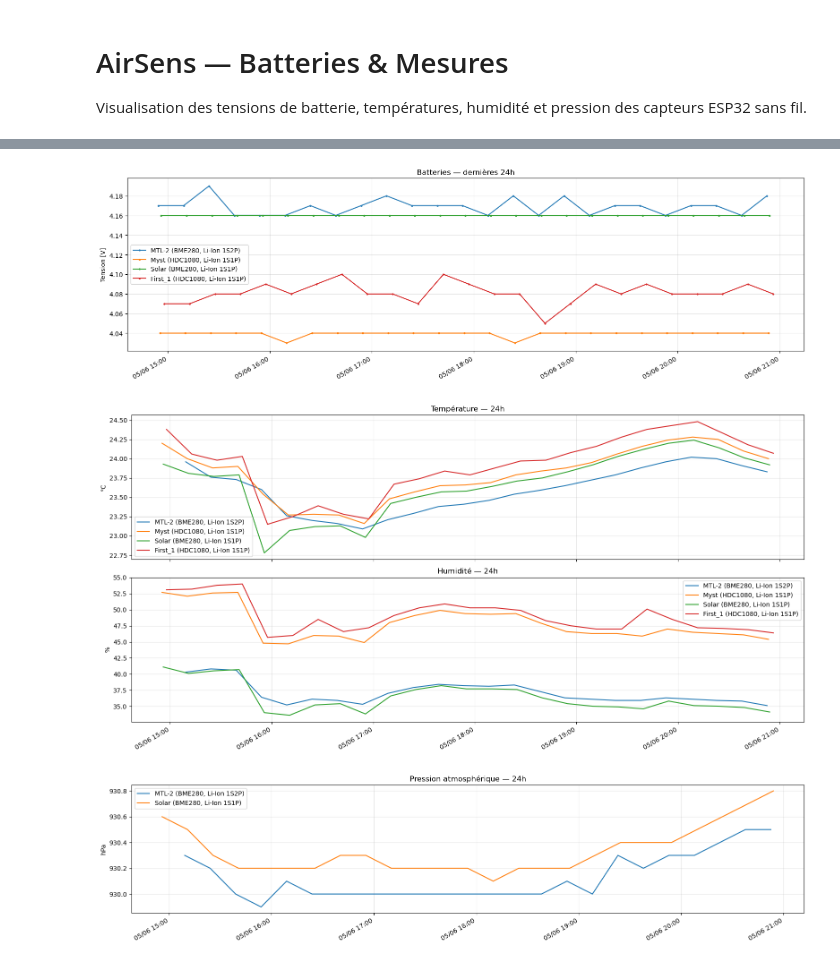
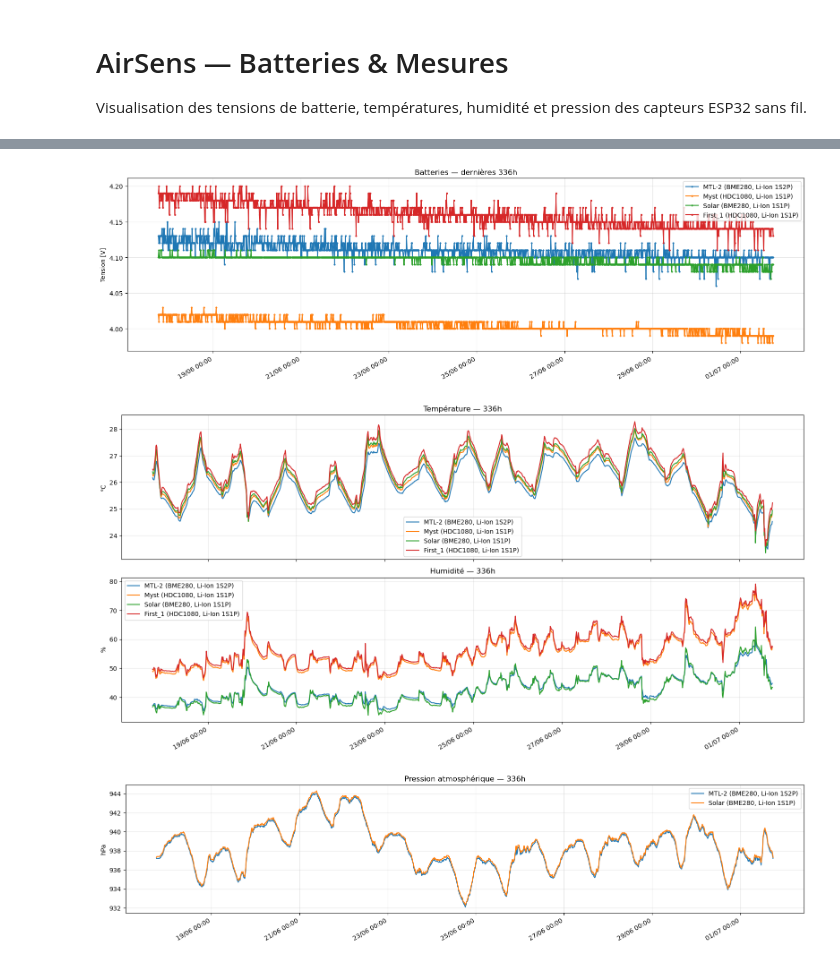
Before and after one commit to josmet52/esp32-airsens, a Jupyter notebook: airsens_bat_graph.ipynb, the cells around one changed output, grey strips where cells are left out. Cells and saved outputs as stored; diff of their text form; code cells hidden in the pictures.

```diff
--- a/airsens_bat_graph.ipynb
+++ b/airsens_bat_graph.ipynb
@@ -86,29 +86,29 @@ plt.show()
 # %%
 # ── Batteries — dernières 24h ────────────────────────────
-HOURS = 24
+HOURS = 336
 
 cutoff = df_raw['time_stamp'].max() - pd.Timedelta(hours=HOURS)
 bat24 = bat[bat['time_stamp'] >= cutoff]
 
 fig, ax = plt.subplots(figsize=(16, 5))
 for sensor, label in SENSORS.items():
     s = bat24[bat24['sensor_name'] == sensor].sort_values('time_stamp')
     if not s.empty:
         ax.plot(s['time_stamp'], s['value'], label=label, linewidth=1.5, marker='o', markersize=2)
 
 ax.xaxis.set_major_formatter(mdates.DateFormatter('%d/%m %H:%M'))
 fig.autofmt_xdate()
 ax.set_title(f'Batteries — dernières {HOURS}h')
 ax.set_ylabel('Tension [V]')
 ax.legend()
 ax.grid(alpha=0.3)
 plt.tight_layout()
 plt.show()
 # %% [output]
-[figure, old version]
+[figure, new version]
 # %%
 # ── Température & Humidité ───────────────────────────────
-HOURS = 24
+HOURS = 336
 
 cutoff = df_raw['time_stamp'].max() - pd.Timedelta(hours=HOURS)
 recent = df_raw[df_raw['time_stamp'] >= cutoff]
@@ -130,10 +130,10 @@ fig.autofmt_xdate()
 plt.tight_layout()
 plt.show()
 # %% [output]
-[figure, old version]
+[figure, new version]
 # %%
 # ── Pression (capteurs BME280 : mtl-2, solar) ────────────
-HOURS = 24
+HOURS = 336
 
 cutoff = df_raw['time_stamp'].max() - pd.Timedelta(hours=HOURS)
 pres = df_raw[(df_raw['measure'] == 'pres') & (df_raw['time_stamp'] >= cutoff)]
@@ -153,4 +153,4 @@ ax.grid(alpha=0.3)
 plt.tight_layout()
 plt.show()
 # %% [output]
-[figure, old version]
+[figure, new version]
```
Also changed, not shown: parts of 2 cells of this notebook, 16 other files.
